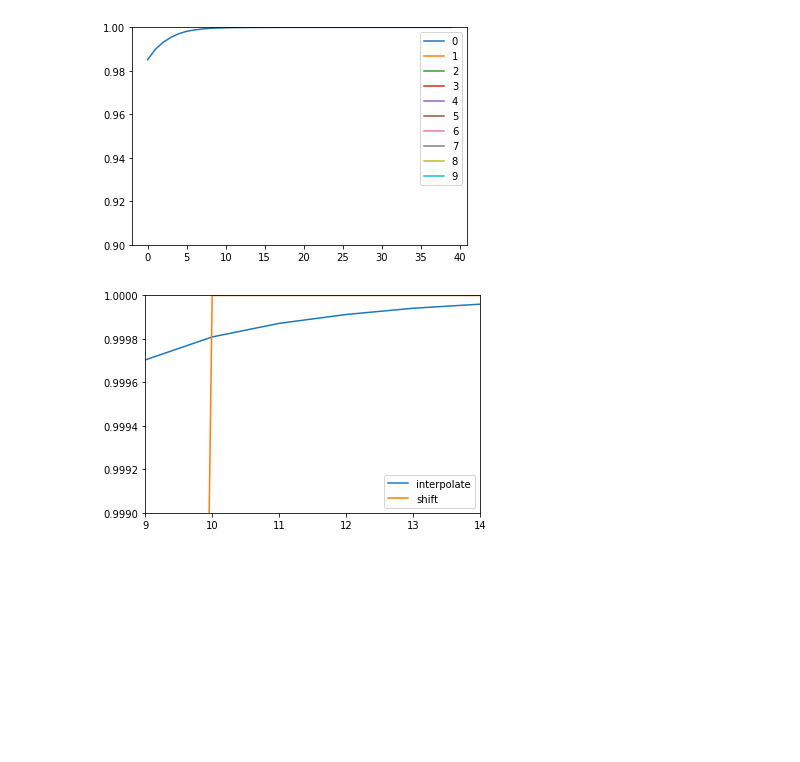
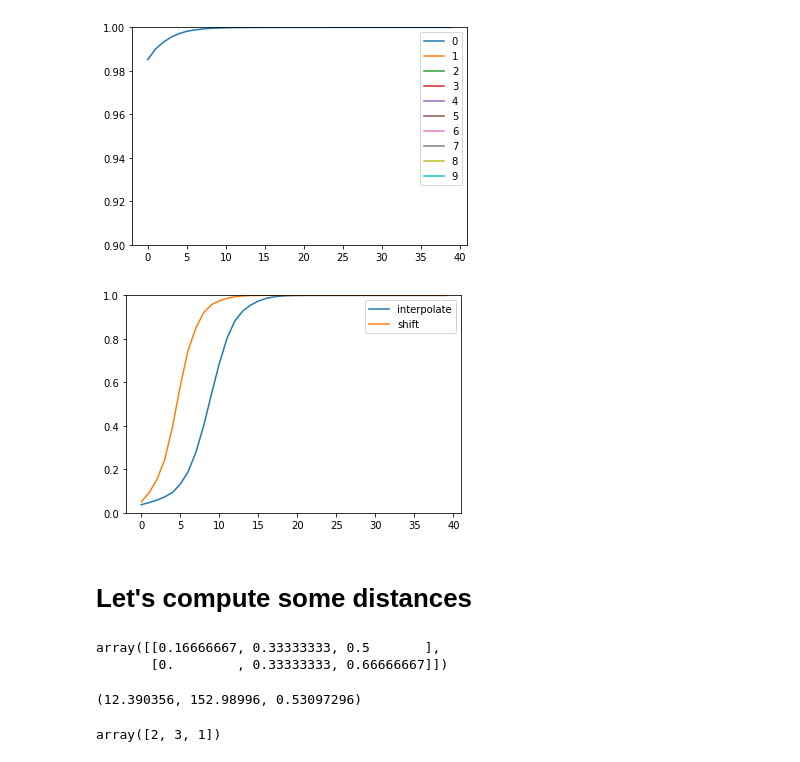
Before and after one commit to mbmcdermott/data-manifold, a Jupyter notebook: python/mnist/mnist_conv_read_model.ipynb, the cells around one changed output. Saved outputs shown, nothing was run; the diff lists cells and outputs as text; code cells hidden in the pictures; blank space fills up the shorter version.

Commit message:
added working distance metric, made it so computation of vector gradient is faster, found shifting path is smaller distance than interpolation path

```diff
--- a/python/mnist/mnist_conv_read_model.ipynb
+++ b/python/mnist/mnist_conv_read_model.ipynb
@@ -170,12 +201,17 @@ def shift_walk(start_pic, sess, target_pic=None, num_steps = 40):
         dir_vec = target_pic - start_pic
         #dir_vec = dir_vec/(np.linalg.norm(dir_vec))
 
-    for i in range(num_steps):
-        shift = -int(np.floor(i/(num_steps/4)))
-        curr_pic = shift_pic(start_pic, shift=shift)
+    for shift in range(4):
+        target_pic = shift_pic(start_pic, shift=shift+1)
+        dir_vec = target_pic - curr_pic
+        sub_step = int(num_steps/4)
+        curr_interp_pic = curr_pic
+        for j in range(sub_step):
+            #shift = -int(np.floor(i/(num_steps/4)))
+            curr_pic = curr_interp_pic + (j+1)/sub_step*dir_vec
 
-        pic_trajectory.append(curr_pic)
-        loss_trajectory.append(y_conv_s.eval({x: curr_pic.reshape([1,len(start_pic)]), keep_prob: 1.0}))
+            pic_trajectory.append(curr_pic)
+            loss_trajectory.append(y_conv_s.eval({x: curr_pic.reshape([1,len(start_pic)]), keep_prob: 1.0}))
     return np.asarray(pic_trajectory), None , np.asarray(loss_trajectory)
 # %%
 def orth_walk(start_pic, sess, target_pic=None, perp = 0, par = 0, num_steps = 40):
@@ -252,7 +288,7 @@ array([[9.9999547e-01, 2.8636480e-08, 3.6133717e-06, 8.4838347e-10,
         3.1829828e-08, 9.5836028e-10, 1.0202397e-08, 7.8095547e-07,
         2.5865724e-08, 9.7155379e-08]], dtype=float32)
 # %%
-start_pic = shift_pic(mnist.train.images[7],shift=4)
+start_pic = shift_pic(mnist.train.images[7],shift=-4)
 target_pic = mnist.train.images[7]
 plt.imshow(start_pic.reshape([28,28]))
 plt.show()
@@ -321,10 +357,12 @@ plt.show()
 # %%
 xaxis = range(len(t[0]))
 plt.plot(xaxis[:-1],t[2].reshape([t[2].shape[0], 10])[:,0], label='interpolate')
 plt.plot(xaxis[:-1],s[2].reshape([s[2].shape[0], 10])[:,0], label='shift')
-plt.ylim([0.999,1])
-plt.xlim([9,14])
+plt.ylim([0.,1])
+#plt.xlim([9,14])
 plt.legend()
 plt.show()
 # %% [output]
-[figure, old version]
+[figure, new version]
+# %% [markdown]
+# Let's compute some distances
@@ -330,0 +380,15 @@ plt.show()
+# %%
+apa/np.sum(apa, axis = 1).reshape([2,1])
+# %% [output]
+array([[0.16666667, 0.33333333, 0.5       ],
+       [0.        , 0.33333333, 0.66666667]])
+# %%
+start_pic = shift_pic(mnist.train.images[7],shift=4)
+target_pic = mnist.train.images[9]
+distance(start_pic, target_pic)
+# %% [output]
+(12.390356, 152.98996, 0.53097296)
+# %%
+np.roll(np.asarray([1,2,3]),shift=-1)
+# %% [output]
+array([2, 3, 1])
```
Also changed, not shown: parts of 15 cells of this notebook.
